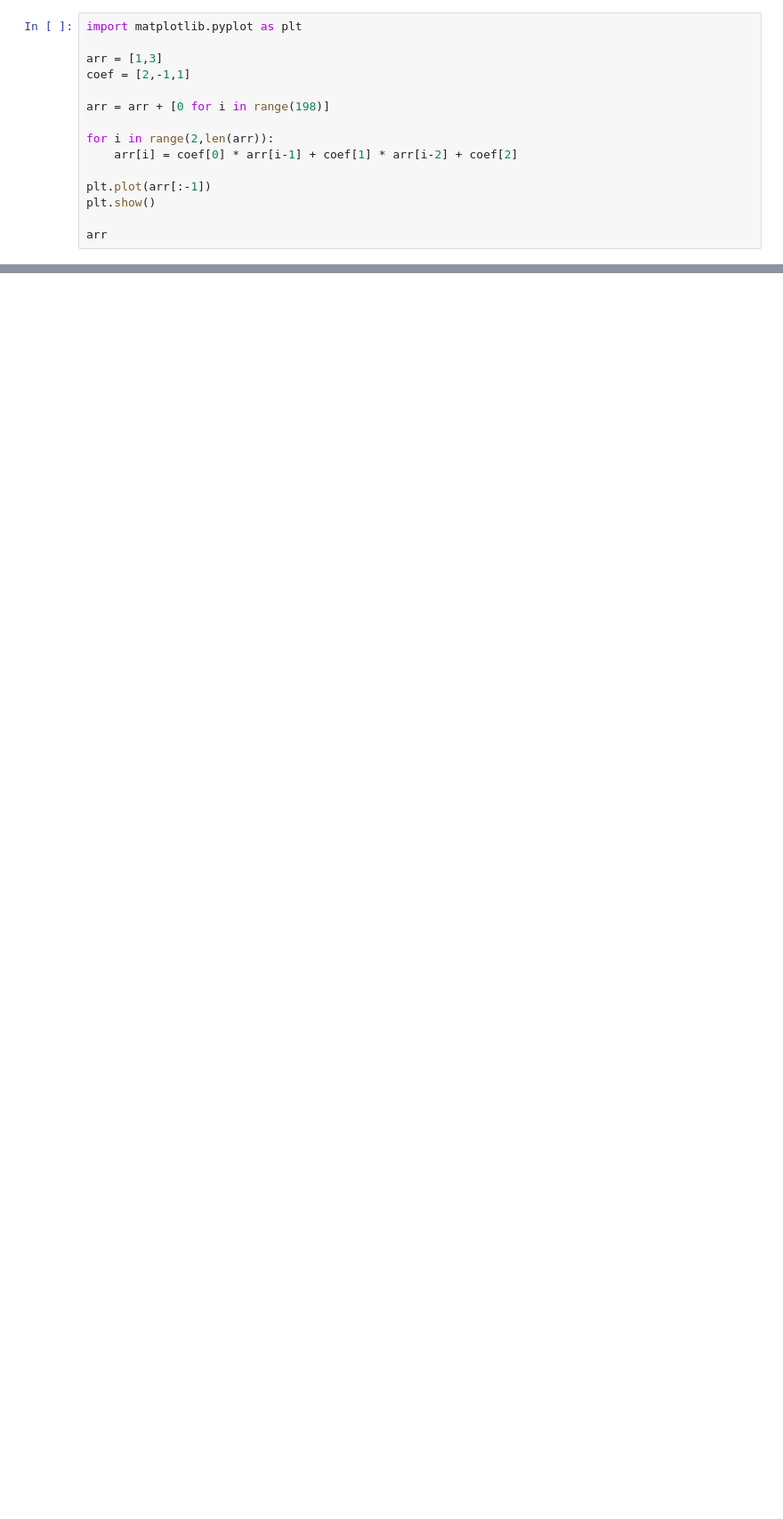
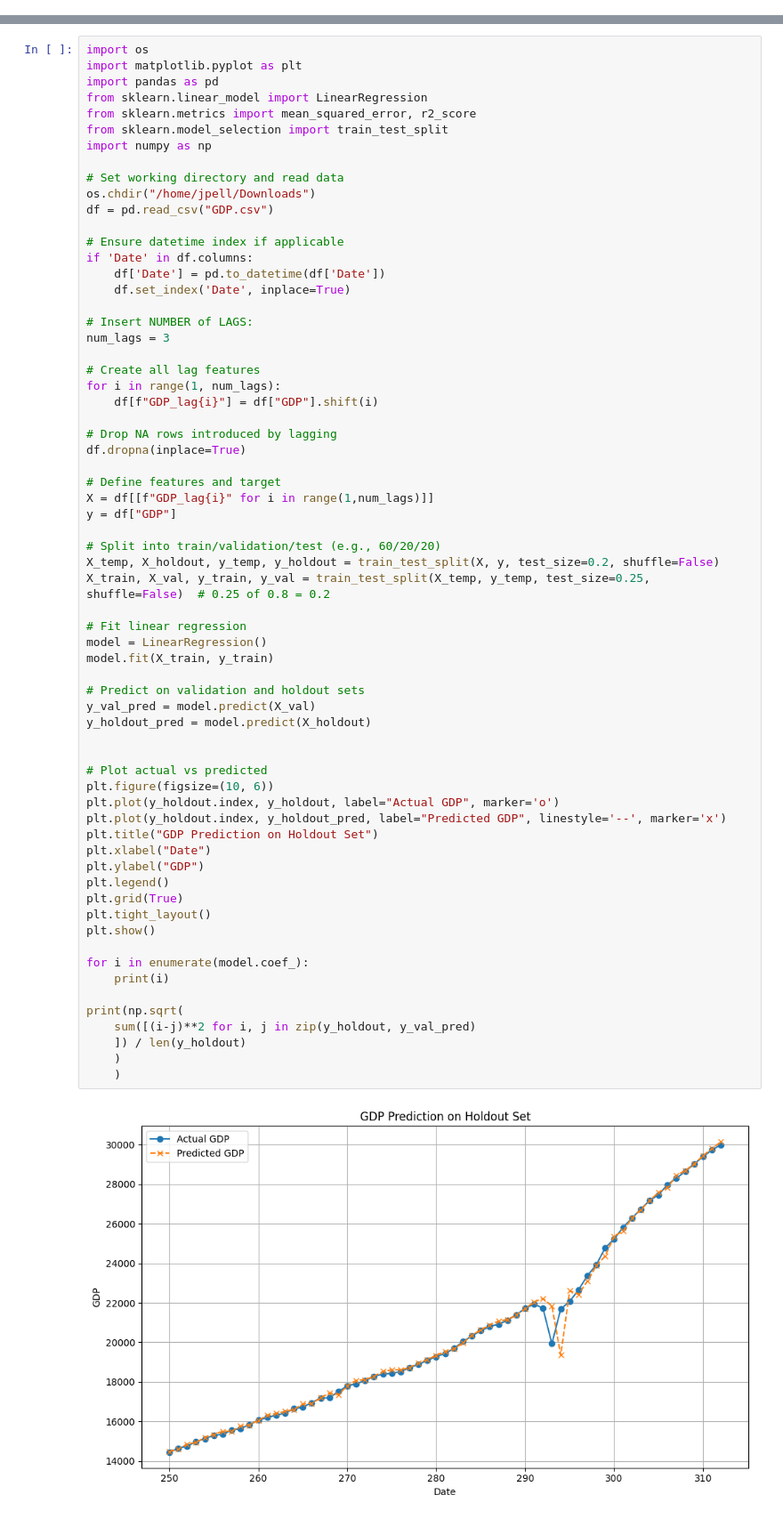
Before and after one commit to jmpellegrino99/rerum-novarum, a Jupyter notebook: adl.ipynb, the cells around one changed output, grey strips where cells are left out. Shown at 89% size. Cells and saved outputs as stored; diff of their text form; blank space fills up the shorter version.

```diff
--- a/adl.ipynb
+++ b/adl.ipynb
@@ -1,15 +0,0 @@
-# %%
-import matplotlib.pyplot as plt
-
-arr = [1,3]
-coef = [2,-1,1]
-
-arr = arr + [0 for i in range(198)]
-
-for i in range(2,len(arr)):
-    arr[i] = coef[0] * arr[i-1] + coef[1] * arr[i-2] + coef[2]
-
-plt.plot(arr[:-1])
-plt.show()
-
-arr
@@ -34,0 +1,67 @@ arr
+# %%
+import os
+import matplotlib.pyplot as plt
+import pandas as pd
+from sklearn.linear_model import LinearRegression
+from sklearn.metrics import mean_squared_error, r2_score
+from sklearn.model_selection import train_test_split
+import numpy as np
+
+# Set working directory and read data
+os.chdir("/home/jpell/Downloads")
+df = pd.read_csv("GDP.csv")
+
+# Ensure datetime index if applicable
+if 'Date' in df.columns:
+    df['Date'] = pd.to_datetime(df['Date'])
+    df.set_index('Date', inplace=True)
+
+# Insert NUMBER of LAGS:
+num_lags = 3
+
+# Create all lag features
+for i in range(1, num_lags):
+    df[f"GDP_lag{i}"] = df["GDP"].shift(i)
+
+# Drop NA rows introduced by lagging
+df.dropna(inplace=True)
+
+# Define features and target
+X = df[[f"GDP_lag{i}" for i in range(1,num_lags)]]
+y = df["GDP"]
+
+# Split into train/validation/test (e.g., 60/20/20)
+X_temp, X_holdout, y_temp, y_holdout = train_test_split(X, y, test_size=0.2, shuffle=False)
+X_train, X_val, y_train, y_val = train_test_split(X_temp, y_temp, test_size=0.25, shuffle=False)  # 0.25 of 0.8 = 0.2
+
+# Fit linear regression
+model = LinearRegression()
+model.fit(X_train, y_train)
+
+# Predict on validation and holdout sets
+y_val_pred = model.predict(X_val)
+y_holdout_pred = model.predict(X_holdout)
+
+
+# Plot actual vs predicted
+plt.figure(figsize=(10, 6))
+plt.plot(y_holdout.index, y_holdout, label="Actual GDP", marker='o')
+plt.plot(y_holdout.index, y_holdout_pred, label="Predicted GDP", linestyle='--', marker='x')
+plt.title("GDP Prediction on Holdout Set")
+plt.xlabel("Date")
+plt.ylabel("GDP")
+plt.legend()
+plt.grid(True)
+plt.tight_layout()
+plt.show()
+
+for i in enumerate(model.coef_):
+    print(i)
+
+print(np.sqrt(
+    sum([(i-j)**2 for i, j in zip(y_holdout, y_val_pred)
+    ]) / len(y_holdout)
+    )
+    )
+# %% [output]
+[figure, added]
```
Also changed, not shown: parts of 3 cells of this notebook.
